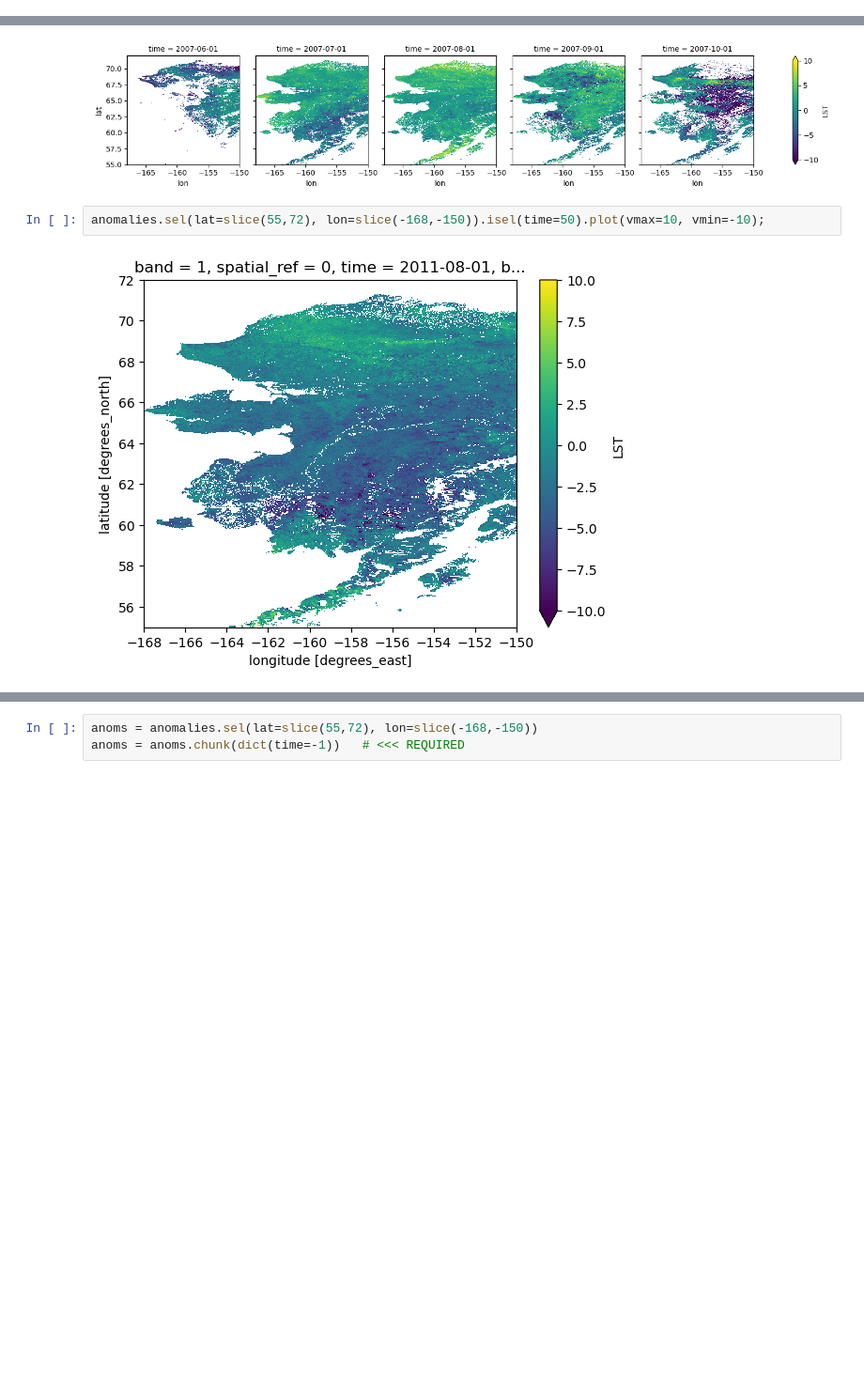
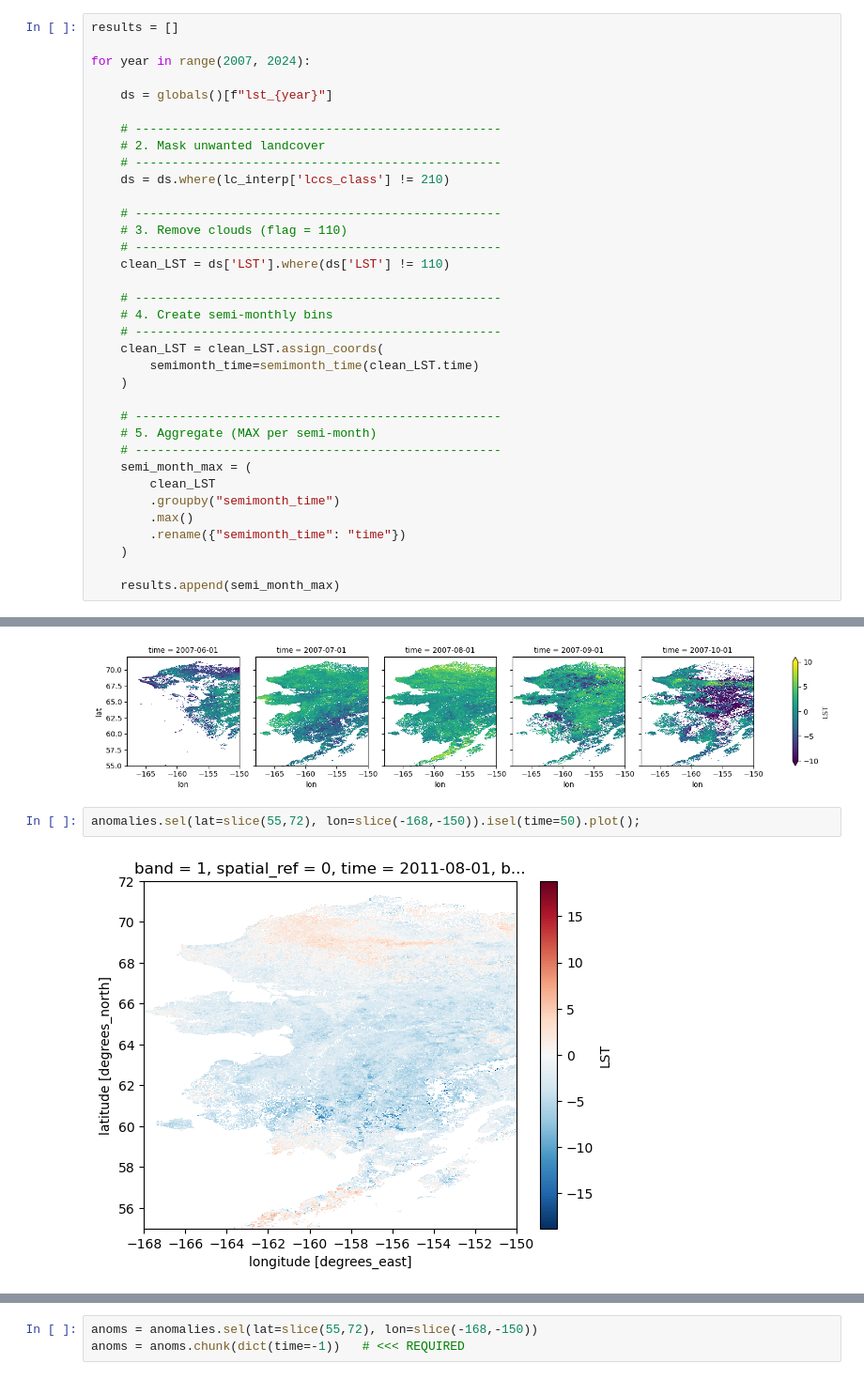
Before and after one commit to soniajdupuis/PhD_analysis, a Jupyter notebook: Paper_3_Analysis/trends_metop_series.ipynb, the cells around one changed output, grey strips where cells are left out. Shown at 94% size. Drawn from its saved outputs; the diff is of its cells as text; blank space fills up the shorter version.

```diff
--- a/Paper_3_Analysis/trends_metop_series.ipynb
+++ b/Paper_3_Analysis/trends_metop_series.ipynb
@@ -50,0 +71,35 @@ lc_interp = lc.interp(lat=lst_2023.coords['lat'], lon=lst_2023.coords['lon'], me
+# %%
+results = []
+
+for year in range(2007, 2024):
+
+    ds = globals()[f"lst_{year}"]
+
+    # --------------------------------------------------
+    # 2. Mask unwanted landcover
+    # --------------------------------------------------
+    ds = ds.where(lc_interp['lccs_class'] != 210)
+
+    # --------------------------------------------------
+    # 3. Remove clouds (flag = 110)
+    # --------------------------------------------------
+    clean_LST = ds['LST'].where(ds['LST'] != 110)
+
+    # --------------------------------------------------
+    # 4. Create semi-monthly bins
+    # --------------------------------------------------
+    clean_LST = clean_LST.assign_coords(
+        semimonth_time=semimonth_time(clean_LST.time)
+    )
+
+    # --------------------------------------------------
+    # 5. Aggregate (MAX per semi-month)
+    # --------------------------------------------------
+    semi_month_max = (
+        clean_LST
+        .groupby("semimonth_time")
+        .max()
+        .rename({"semimonth_time": "time"})
+    )
+
+    results.append(semi_month_max)
@@ -178,8 +242,8 @@ plt.savefig('anomalies_metop.png')
 # %% [output]
 [figure]
 # %%
-anomalies.sel(lat=slice(55,72), lon=slice(-168,-150)).isel(time=50).plot(vmax=10, vmin=-10);
+anomalies.sel(lat=slice(55,72), lon=slice(-168,-150)).isel(time=50).plot();
 # %% [output]
-[figure, old version]
+[figure, new version]
 # %%
 anomalies.sel(lat=slice(55,72), lon=slice(-168,-150)).isel(time=10).plot();
```
Also changed, not shown: parts of 18 cells of this notebook.
